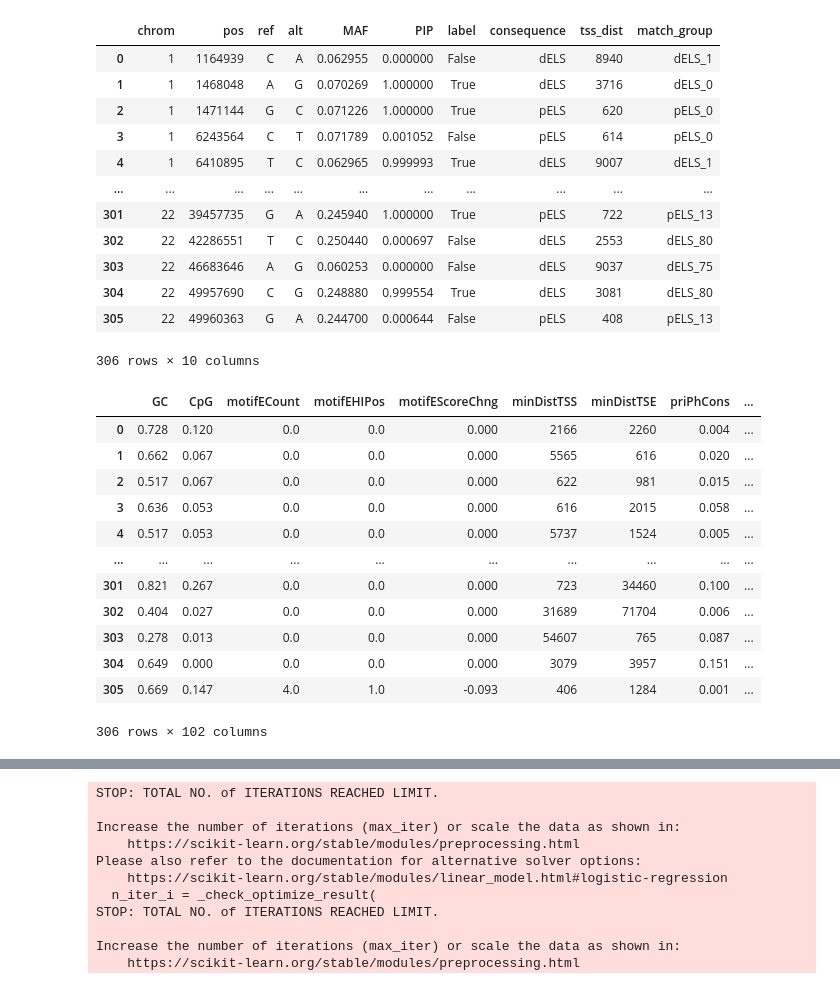
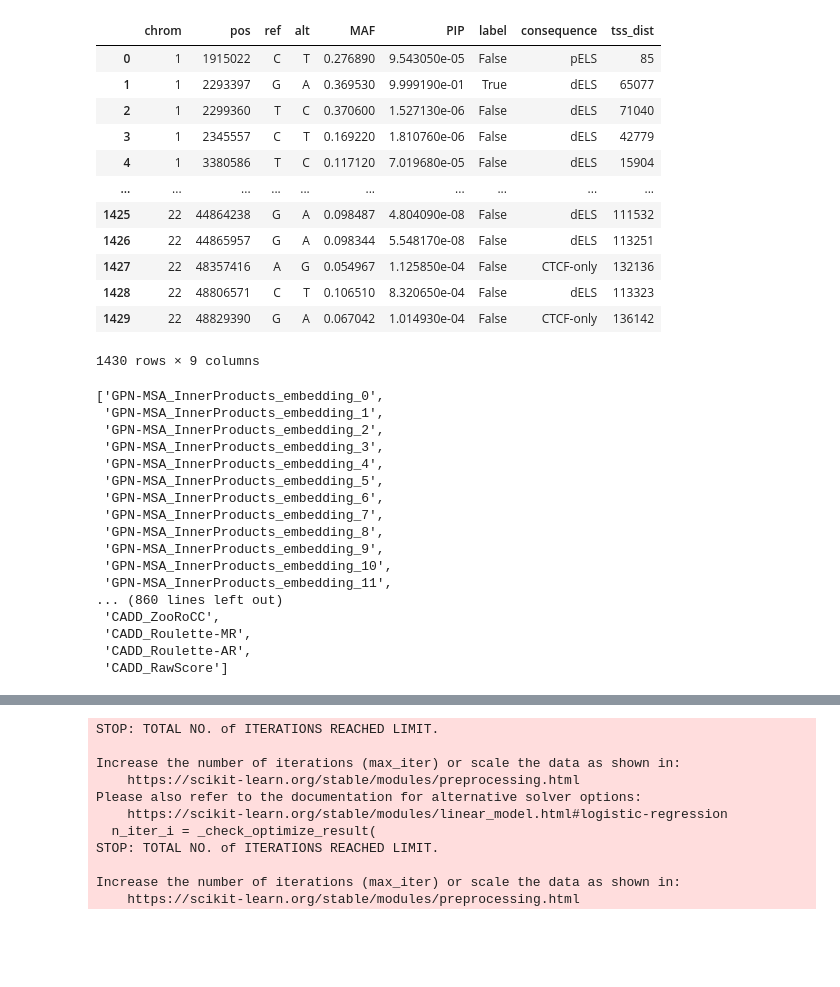
Before and after one commit to minjaf/TraitGym, a Jupyter notebook: workflow/notebooks/feature_selection.ipynb, the cells around one changed output, grey strips where cells are left out. Cells and saved outputs as stored; diff of their text form; code cells hidden in the pictures; blank space fills up the shorter version.

```diff
--- a/workflow/notebooks/feature_selection.ipynb
+++ b/workflow/notebooks/feature_selection.ipynb
@@ -25,41 +25,53 @@ import yaml
 from sklearn.svm import LinearSVC
 from sklearn.feature_selection import SelectFromModel
 # %%
-#dataset = "Height"
-dataset = "IBD"
-V = pd.read_parquet(f"../../results/dataset/gwas_gokcen_{dataset}_cre_matched/test.parquet")
+dataset = "Height"
+#dataset = "IBD"
+V = pd.read_parquet(f"../../results/dataset/gwas_gokcen_{dataset}_cre_matched_9/test.parquet")
 V
 # %% [output]
-|  | chrom | pos | ref | alt | MAF | PIP | label | consequence | tss_dist | match_group |
-| 0 | 1 | 1164939 | C | A | 0.062955 | 0.000000 | False | dELS | 8940 | dELS_1 |
-| 1 | 1 | 1468048 | A | G | 0.070269 | 1.000000 | True | dELS | 3716 | dELS_0 |
-| 2 | 1 | 1471144 | G | C | 0.071226 | 1.000000 | True | pELS | 620 | pELS_0 |
-| 3 | 1 | 6243564 | C | T | 0.071789 | 0.001052 | False | pELS | 614 | pELS_0 |
-| 4 | 1 | 6410895 | T | C | 0.062965 | 0.999993 | True | dELS | 9007 | dELS_1 |
-| ... | ... | ... | ... | ... | ... | ... | ... | ... | ... | ... |
-| 301 | 22 | 39457735 | G | A | 0.245940 | 1.000000 | True | pELS | 722 | pELS_13 |
-| 302 | 22 | 42286551 | T | C | 0.250440 | 0.000697 | False | dELS | 2553 | dELS_80 |
-| 303 | 22 | 46683646 | A | G | 0.060253 | 0.000000 | False | dELS | 9037 | dELS_75 |
-| 304 | 22 | 49957690 | C | G | 0.248880 | 0.999554 | True | dELS | 3081 | dELS_80 |
-| 305 | 22 | 49960363 | G | A | 0.244700 | 0.000644 | False | pELS | 408 | pELS_13 |
+|  | chrom | pos | ref | alt | MAF | PIP | label | consequence | tss_dist |
+| 0 | 1 | 1915022 | C | T | 0.276890 | 9.543050e-05 | False | pELS | 85 |
+| 1 | 1 | 2293397 | G | A | 0.369530 | 9.999190e-01 | True | dELS | 65077 |
+| 2 | 1 | 2299360 | T | C | 0.370600 | 1.527130e-06 | False | dELS | 71040 |
+| 3 | 1 | 2345557 | C | T | 0.169220 | 1.810760e-06 | False | dELS | 42779 |
+| 4 | 1 | 3380586 | T | C | 0.117120 | 7.019680e-05 | False | dELS | 15904 |
+| ... | ... | ... | ... | ... | ... | ... | ... | ... | ... |
+| 1425 | 22 | 44864238 | G | A | 0.098487 | 4.804090e-08 | False | dELS | 111532 |
+| 1426 | 22 | 44865957 | G | A | 0.098344 | 5.548170e-08 | False | dELS | 113251 |
+| 1427 | 22 | 48357416 | A | G | 0.054967 | 1.125850e-04 | False | CTCF-only | 132136 |
+| 1428 | 22 | 48806571 | C | T | 0.106510 | 8.320650e-04 | False | dELS | 113323 |
+| 1429 | 22 | 48829390 | G | A | 0.067042 | 1.014930e-04 | False | CTCF-only | 136142 |
-306 rows × 10 columns
+1430 rows × 9 columns
 # %%
-#features_path = "GPN-MSA_InnerProducts"
-features_path = "CADD"
-#features_path = "Borzoi_L2"
-features = pd.read_parquet(f"../../results/dataset/gwas_gokcen_{dataset}_cre_matched/features/{features_path}.parquet")
+features_paths = [
+    "GPN-MSA_InnerProducts",
+    "CADD",
+    #"Borzoi_L2",
+]
+features = []
+for features_path in features_paths:
+    df = pd.read_parquet(f"../../results/dataset/gwas_gokcen_{dataset}_cre_matched_9/features/{features_path}.parquet")
+    df = df.fillna(df.mean())
+    df.columns = [f"{features_path}_{col}" for col in df.columns]
+    features += df.columns.tolist()
+    V = pd.concat([V, df], axis=1)
 features
 # %% [output]
-|  | GC | CpG | motifECount | motifEHIPos | motifEScoreChng | minDistTSS | minDistTSE | priPhCons | ... |
-| 0 | 0.728 | 0.120 | 0.0 | 0.0 | 0.000 | 2166 | 2260 | 0.004 | ... |
-| 1 | 0.662 | 0.067 | 0.0 | 0.0 | 0.000 | 5565 | 616 | 0.020 | ... |
-| 2 | 0.517 | 0.067 | 0.0 | 0.0 | 0.000 | 622 | 981 | 0.015 | ... |
-| 3 | 0.636 | 0.053 | 0.0 | 0.0 | 0.000 | 616 | 2015 | 0.058 | ... |
-| 4 | 0.517 | 0.053 | 0.0 | 0.0 | 0.000 | 5737 | 1524 | 0.005 | ... |
-| ... | ... | ... | ... | ... | ... | ... | ... | ... | ... |
-| 301 | 0.821 | 0.267 | 0.0 | 0.0 | 0.000 | 723 | 34460 | 0.100 | ... |
-| 302 | 0.404 | 0.027 | 0.0 | 0.0 | 0.000 | 31689 | 71704 | 0.006 | ... |
-| 303 | 0.278 | 0.013 | 0.0 | 0.0 | 0.000 | 54607 | 765 | 0.087 | ... |
-| 304 | 0.649 | 0.000 | 0.0 | 0.0 | 0.000 | 3079 | 3957 | 0.151 | ... |
-| 305 | 0.669 | 0.147 | 4.0 | 1.0 | -0.093 | 406 | 1284 | 0.001 | ... |
-306 rows × 102 columns
+['GPN-MSA_InnerProducts_embedding_0',
+ 'GPN-MSA_InnerProducts_embedding_1',
+ 'GPN-MSA_InnerProducts_embedding_2',
+ 'GPN-MSA_InnerProducts_embedding_3',
+ 'GPN-MSA_InnerProducts_embedding_4',
+ 'GPN-MSA_InnerProducts_embedding_5',
+ 'GPN-MSA_InnerProducts_embedding_6',
+ 'GPN-MSA_InnerProducts_embedding_7',
+ 'GPN-MSA_InnerProducts_embedding_8',
+ 'GPN-MSA_InnerProducts_embedding_9',
+ 'GPN-MSA_InnerProducts_embedding_10',
+ 'GPN-MSA_InnerProducts_embedding_11',
+... (860 lines left out)
+ 'CADD_ZooRoCC',
+ 'CADD_Roulette-MR',
+ 'CADD_Roulette-AR',
+ 'CADD_RawScore']
```
Also changed, not shown: parts of 4 cells of this notebook, 2 other files.
